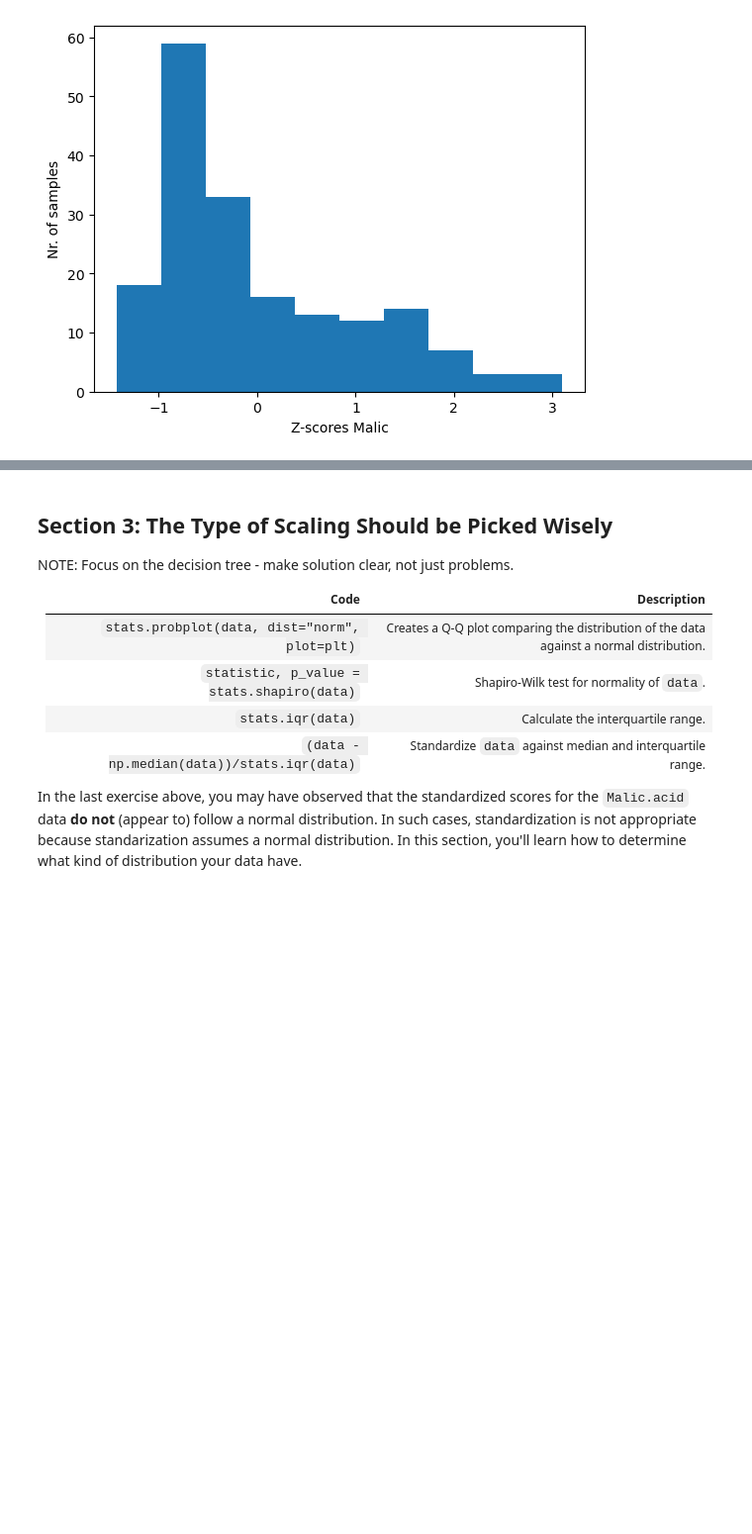
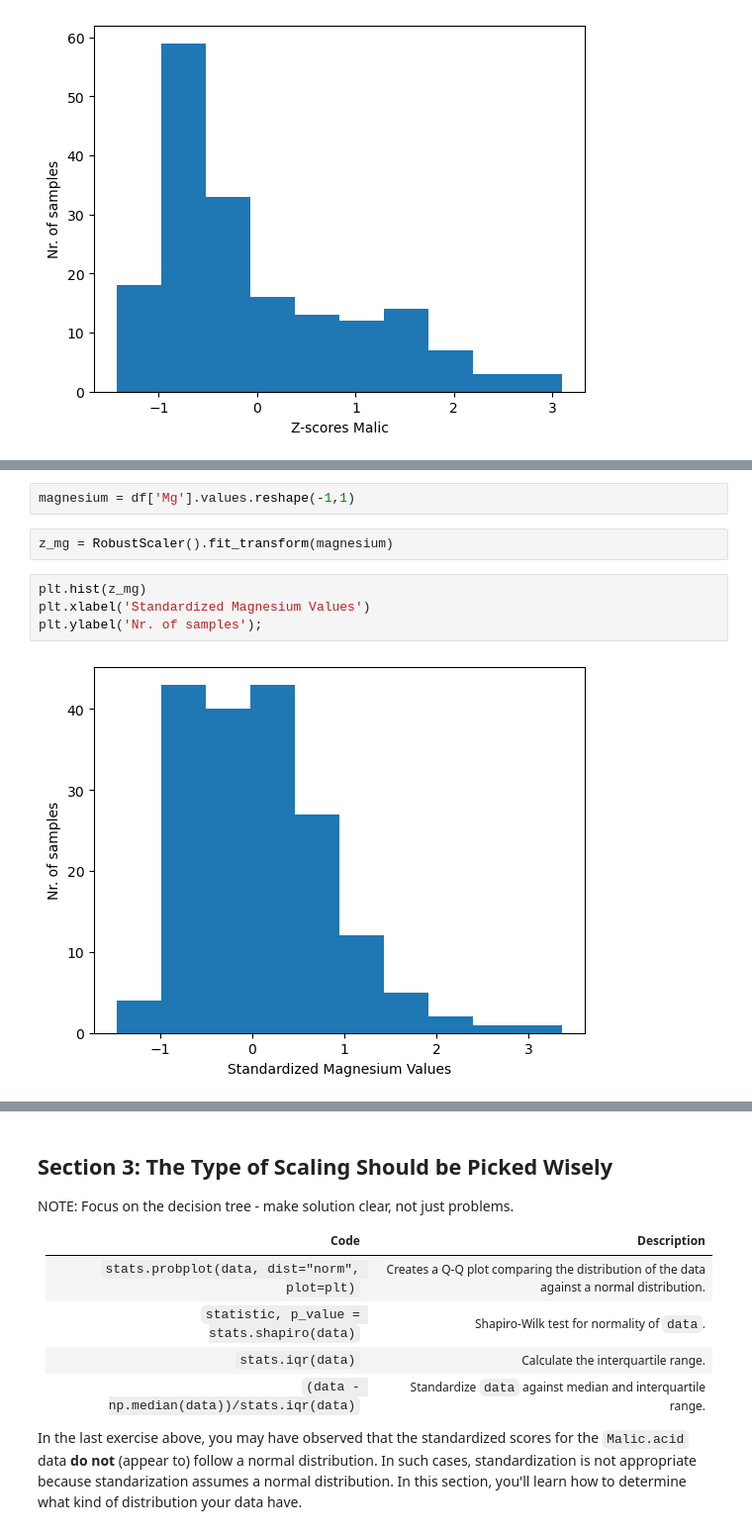
Before and after one commit to atleer/intro-to-deep-learning-dev, a Jupyter notebook: Day02/07_data_standardization/07_data_standardization.ipynb, the cells around one changed output, grey strips where cells are left out. Shown at 99% size. Cells and saved outputs as stored; diff of their text form; blank space fills up the shorter version.

```diff
--- a/Day02/07_data_standardization/07_data_standardization.ipynb
+++ b/Day02/07_data_standardization/07_data_standardization.ipynb
@@ -364,0 +399,10 @@ tensor([[0.8421, 0.1917, 0.5722,  ..., 0.4553, 0.9707, 0.5613],
+# %%
+magnesium = df['Mg'].values.reshape(-1,1)
+# %%
+z_mg = RobustScaler().fit_transform(magnesium)
+# %%
+plt.hist(z_mg)
+plt.xlabel('Standardized Magnesium Values')
+plt.ylabel('Nr. of samples');
+# %% [output]
+[figure, added]
```
Also changed, not shown: parts of 46 cells of this notebook.
